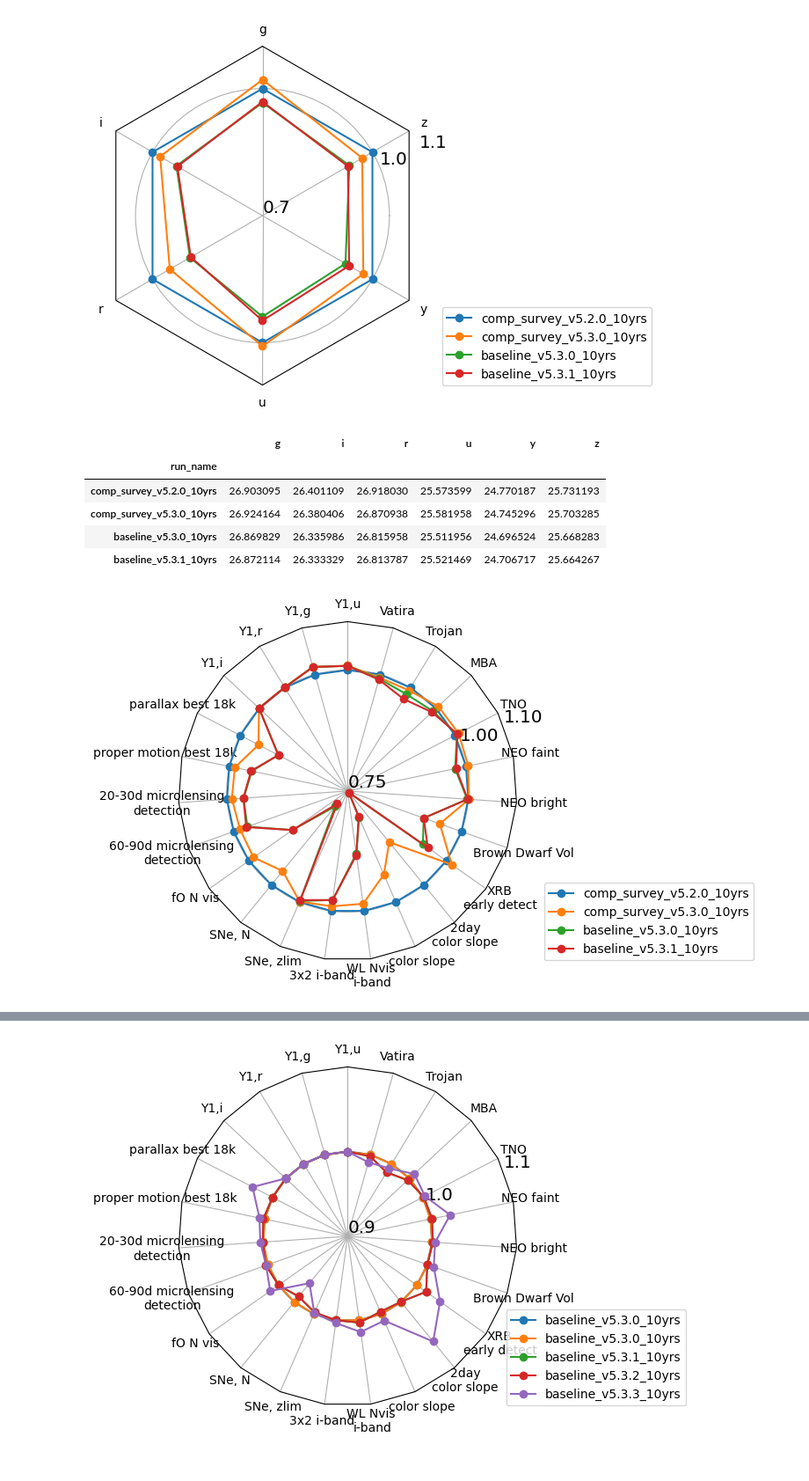
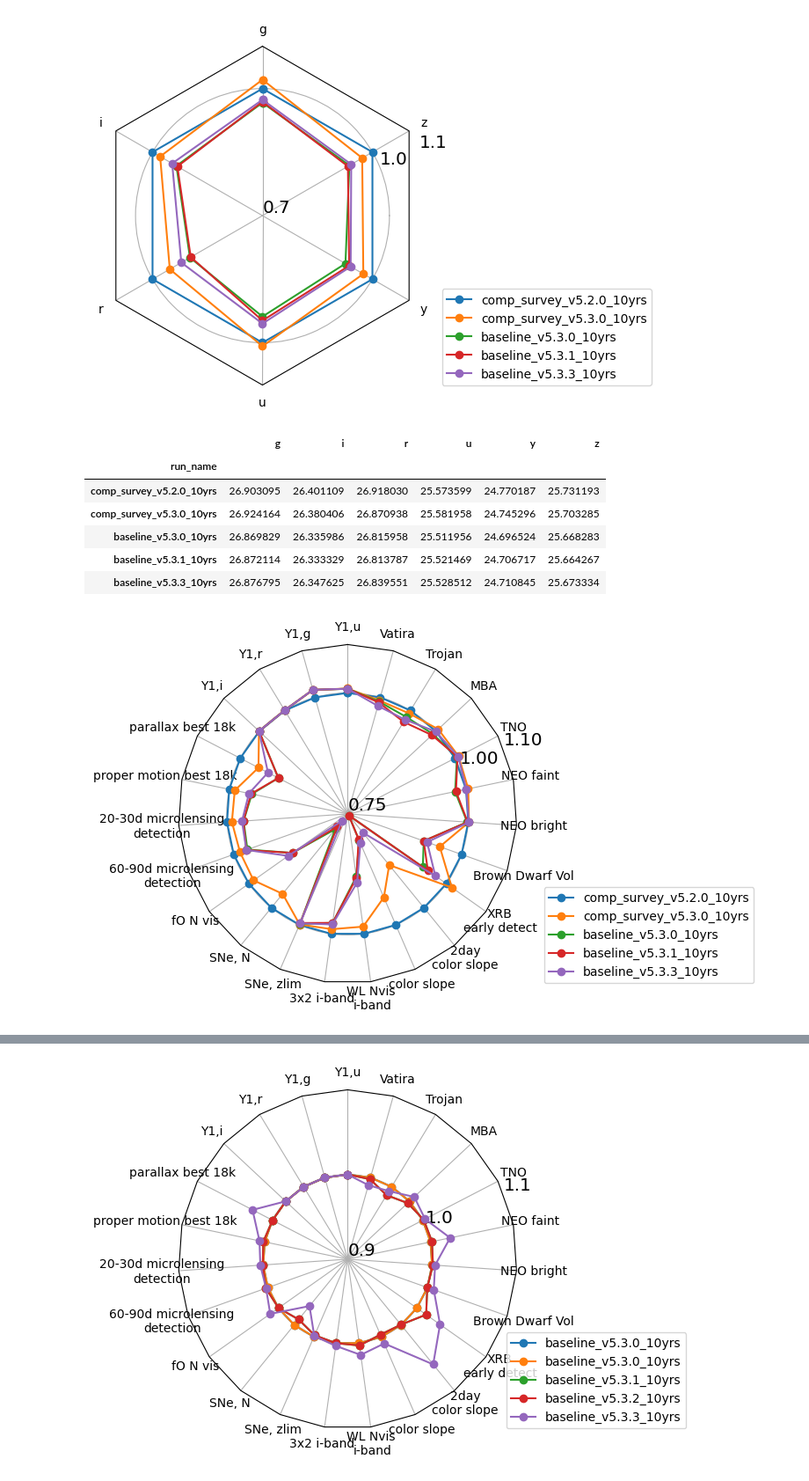
Before and after one commit to lsst-sims/sims_featureScheduler_runs5.3, a Jupyter notebook: maf/quick_look.ipynb, the cells around one changed output, grey strips where cells are left out. Shown at 88% size. Saved outputs shown, nothing was run; the diff lists cells and outputs as text; code cells hidden in the pictures.

```diff
--- a/maf/quick_look.ipynb
+++ b/maf/quick_look.ipynb
@@ -213,12 +213,12 @@ for key in gaps_dict:
 # %%
 # [name for name in mag_data.index if "prod" in name]
 # %%
-runs = ['comp_survey_v5.2.0_10yrs', 'comp_survey_v5.3.0_10yrs', 'baseline_v5.3.0_10yrs', 'baseline_v5.3.1_10yrs']
+runs = ['comp_survey_v5.2.0_10yrs', 'comp_survey_v5.3.0_10yrs', 'baseline_v5.3.0_10yrs', 'baseline_v5.3.1_10yrs','baseline_v5.3.3_10yrs']
 ndata = norm_df(mag_data, runs, cols=mag_data.columns.values.tolist(),
                  mag_cols = mag_cols, norm_run='comp_survey_v5.2.0_10yrs')#, invert_cols=['u', 'g', 'r', 'i', 'z', 'y'])
 fig, ax = radar(ndata, legend=True, rgrids=[0.7, 1.0, 1.1], bbox_to_anchor=(1.65, 0))
 # %% [output]
-[figure, old version]
+[figure, new version]
 # %%
 mag_data.loc[runs]
 # %% [output]
@@ -228,12 +228,13 @@ mag_data.loc[runs]
 | comp_survey_v5.3.0_10yrs | 26.924164 | 26.380406 | 26.870938 | 25.581958 | 24.745296 | 25.703285 |
 | baseline_v5.3.0_10yrs | 26.869829 | 26.335986 | 26.815958 | 25.511956 | 24.696524 | 25.668283 |
 | baseline_v5.3.1_10yrs | 26.872114 | 26.333329 | 26.813787 | 25.521469 | 24.706717 | 25.664267 |
+| baseline_v5.3.3_10yrs | 26.876795 | 26.347625 | 26.839551 | 25.528512 | 24.710845 | 25.673334 |
 # %%
 ndata = norm_df(data, runs, cols=data.columns.values.tolist(),
                 invert_cols=invert_cols, mag_cols = mag_cols, norm_run='comp_survey_v5.2.0_10yrs')
 fig, ax = radar(ndata, legend=True, rgrids=[0.75, 1.0, 1.1], bbox_to_anchor=(1.7, 0))
 # %% [output]
-[figure, old version]
+[figure, new version]
 # %%
 ndata
 # %% [output]
```
Also changed, not shown: parts of 3 cells of this notebook.
